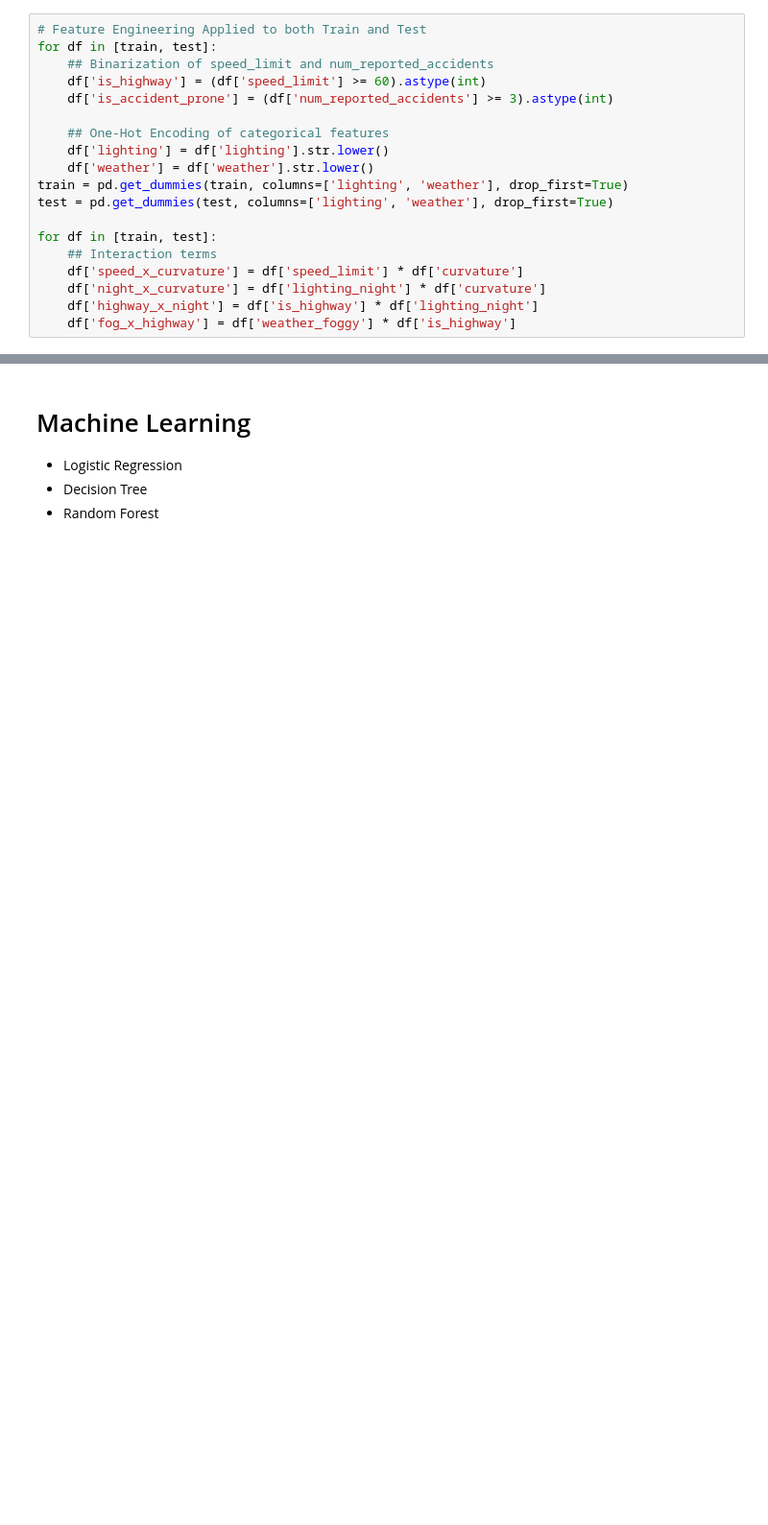
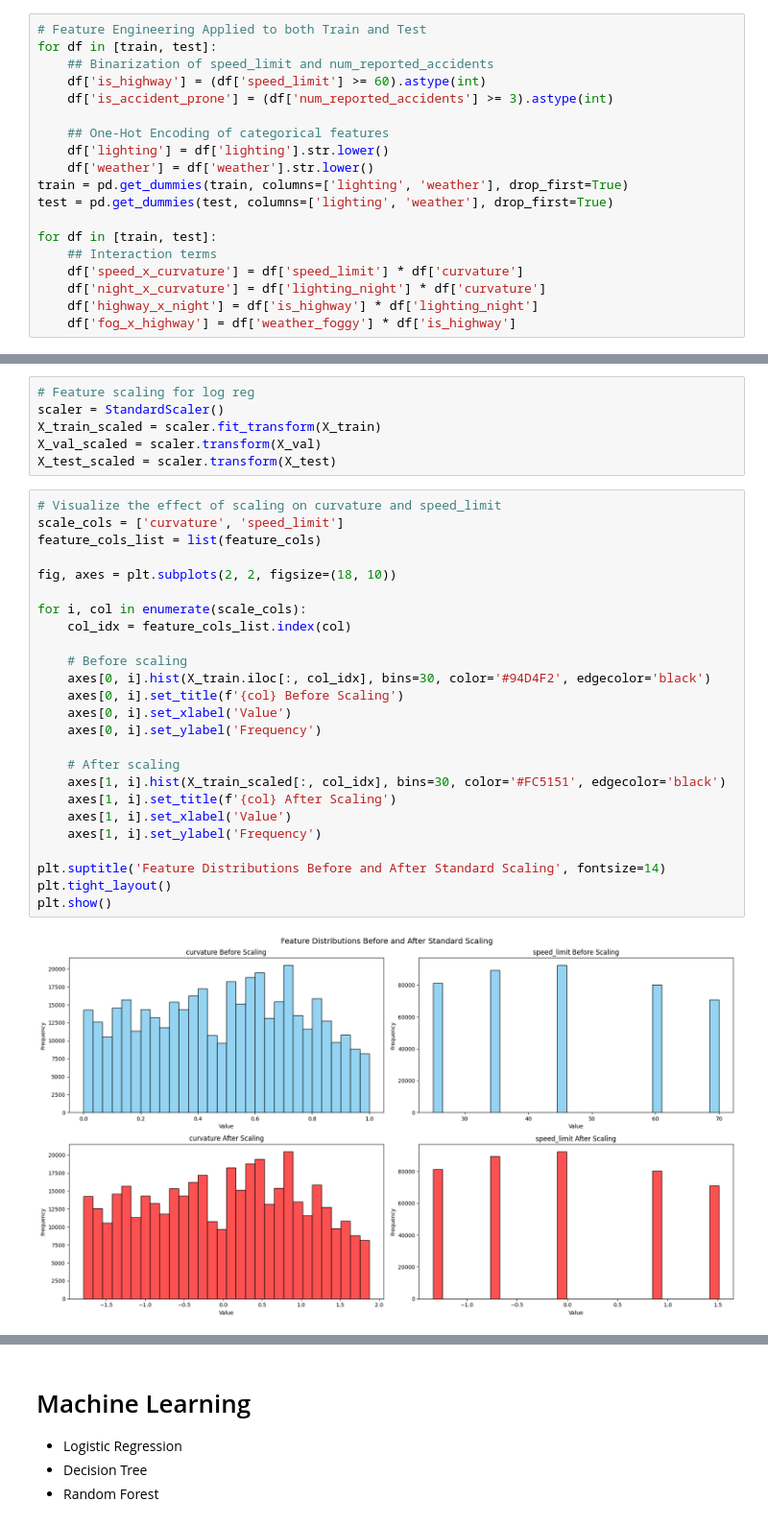
Before and after one commit to tanvirs26/Predicting-Road-Accident-Risk-Kaggle-Project, a Jupyter notebook: PredictingRoadAccidentRisk.ipynb, the cells around one changed output, grey strips where cells are left out. Shown at 96% size. Drawn from its saved outputs; the diff is of its cells as text; blank space fills up the shorter version.

```diff
--- a/PredictingRoadAccidentRisk.ipynb
+++ b/PredictingRoadAccidentRisk.ipynb
@@ -595 +672,34 @@ X_train, X_val, y_train, y_val = train_test_split(
 X_test = test[feature_cols]
+# %%
+# Feature scaling for log reg
+scaler = StandardScaler()
+X_train_scaled = scaler.fit_transform(X_train)
+X_val_scaled = scaler.transform(X_val)
+X_test_scaled = scaler.transform(X_test)
+# %%
+# Visualize the effect of scaling on curvature and speed_limit
+scale_cols = ['curvature', 'speed_limit']
+feature_cols_list = list(feature_cols)
+
+fig, axes = plt.subplots(2, 2, figsize=(18, 10))
+
+for i, col in enumerate(scale_cols):
+    col_idx = feature_cols_list.index(col)
+
+    # Before scaling
+    axes[0, i].hist(X_train.iloc[:, col_idx], bins=30, color='#94D4F2', edgecolor='black')
+    axes[0, i].set_title(f'{col} Before Scaling')
+    axes[0, i].set_xlabel('Value')
+    axes[0, i].set_ylabel('Frequency')
+
+    # After scaling
+    axes[1, i].hist(X_train_scaled[:, col_idx], bins=30, color='#FC5151', edgecolor='black')
+    axes[1, i].set_title(f'{col} After Scaling')
+    axes[1, i].set_xlabel('Value')
+    axes[1, i].set_ylabel('Frequency')
+
+plt.suptitle('Feature Distributions Before and After Standard Scaling', fontsize=14)
+plt.tight_layout()
+plt.show()
+# %% [output]
+[figure, added]
```
Also changed, not shown: parts of 28 cells of this notebook.
